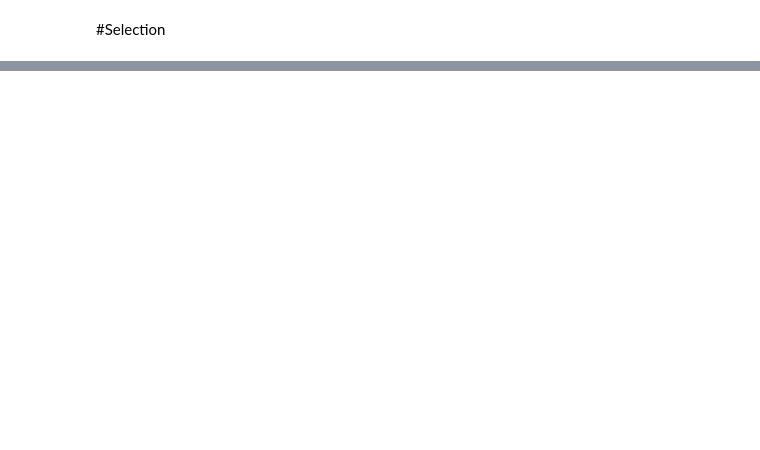
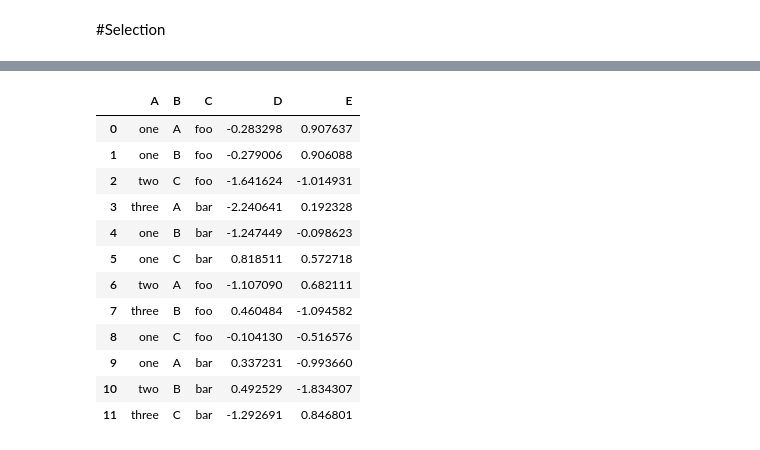
Before and after one commit to letsgo247/Deep-Learning-Study, a Jupyter notebook: Pandas_Archive.ipynb, the cells around one changed output, grey strips where cells are left out. Drawn from its saved outputs; the diff is of its cells as text; code cells hidden in the pictures; blank space fills up the shorter version.

```diff
--- a/Pandas_Archive.ipynb
+++ b/Pandas_Archive.ipynb
@@ -242,0 +385,22 @@ df.iloc[[1,2,4], [0,2]]
+# %%
+df = pd.DataFrame({'A': ['one', 'one', 'two', 'three'] *3,
+                   'B': ['A', 'B', 'C'] * 4,
+                   'C': ['foo', 'foo', 'foo', 'bar', 'bar', 'bar'] * 2,
+                   'D': np.random.randn(12),
+                   'E': np.random.randn(12)})
+
+df
+# %% [output]
+|  | A | B | C | D | E |
+| 0 | one | A | foo | -0.283298 | 0.907637 |
+| 1 | one | B | foo | -0.279006 | 0.906088 |
+| 2 | two | C | foo | -1.641624 | -1.014931 |
+| 3 | three | A | bar | -2.240641 | 0.192328 |
+| 4 | one | B | bar | -1.247449 | -0.098623 |
+| 5 | one | C | bar | 0.818511 | 0.572718 |
+| 6 | two | A | foo | -1.107090 | 0.682111 |
+| 7 | three | B | foo | 0.460484 | -1.094582 |
+| 8 | one | C | foo | -0.104130 | -0.516576 |
+| 9 | one | A | bar | 0.337231 | -0.993660 |
+| 10 | two | B | bar | 0.492529 | -1.834307 |
+| 11 | three | C | bar | -1.292691 | 0.846801 |
```
Also changed, not shown: parts of 91 cells of this notebook.
